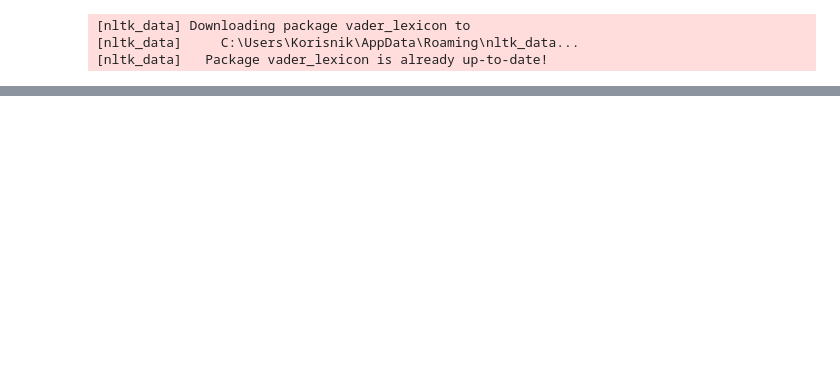
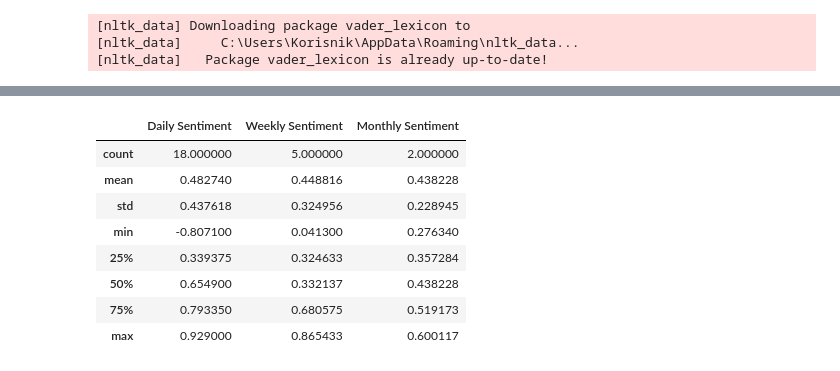
Before and after one commit to laszloj979903/Python_project_AidaBence_corrected, a Jupyter notebook: project.ipynb, the cells around one changed output, grey strips where cells are left out. Saved outputs shown, nothing was run; the diff lists cells and outputs as text; code cells hidden in the pictures; blank space fills up the shorter version.

```diff
--- a/project.ipynb
+++ b/project.ipynb
@@ -151,0 +132,18 @@ monthly_sentiment.to_csv("monthly_sentiment.csv", index=False)
+# %%
+# Combine descriptive statistics directly into a DataFrame
+data = pd.DataFrame({
+    'Daily Sentiment': daily_sentiment.describe()['daily_sentiment'],
+    'Weekly Sentiment': weekly_sentiment.describe()['weekly_sentiment'],
+    'Monthly Sentiment': monthly_sentiment.describe()['monthly_sentiment']
+})
+data
+# %% [output]
+|  | Daily Sentiment | Weekly Sentiment | Monthly Sentiment |
+| count | 18.000000 | 5.000000 | 2.000000 |
+| mean | 0.482740 | 0.448816 | 0.438228 |
+| std | 0.437618 | 0.324956 | 0.228945 |
+| min | -0.807100 | 0.041300 | 0.276340 |
+| 25% | 0.339375 | 0.324633 | 0.357284 |
+| 50% | 0.654900 | 0.332137 | 0.438228 |
+| 75% | 0.793350 | 0.680575 | 0.519173 |
+| max | 0.929000 | 0.865433 | 0.600117 |
```
Also changed, not shown: parts of 23 cells of this notebook.
